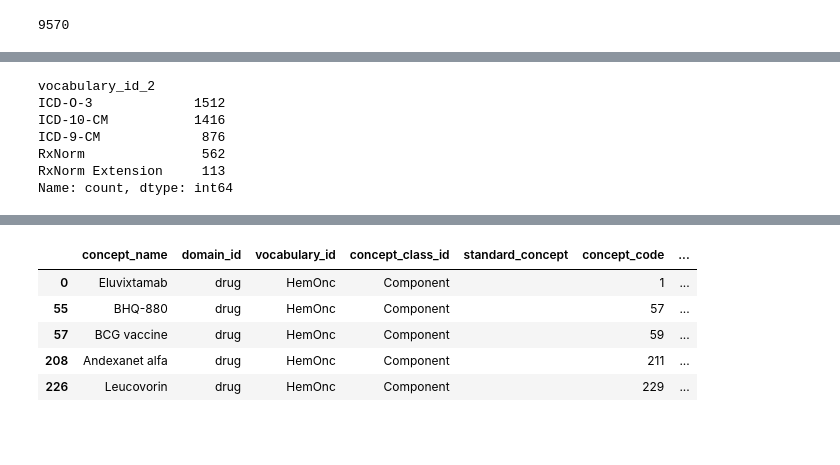
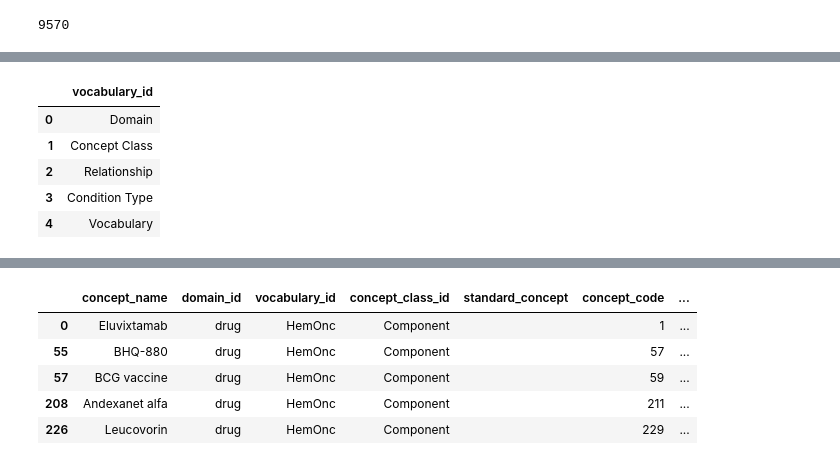
Before and after one commit to AustralianCancerDataNetwork/HemOnc_Alchemy, a Jupyter notebook: notebooks/01_import_hemonc_source.ipynb, the cells around one changed output, grey strips where cells are left out. Saved outputs shown, nothing was run; the diff lists cells and outputs as text; code cells hidden in the pictures; blank space fills up the shorter version.

Commit message:
update for extra vocabs

```diff
--- a/notebooks/01_import_hemonc_source.ipynb
+++ b/notebooks/01_import_hemonc_source.ipynb
@@ -119,8 +108,22 @@ Context               4
 Component Role        3
 Name: count, dtype: int64
 # %%
-concept_relationship_stage.concept_code_2 = concept_relationship_stage.apply(lambda x: x.concept_code_2.replace('-', '') if x.vocabulary_id_2 == "NDC" else x.concept_code_2, axis=1)
-cr = concept_relationship_stage[concept_relationship_stage.vocabulary_id_2 != 'HemOnc'].merge(concepts_with_ids, left_on=['concept_code_2', 'vocabulary_id_2'], right_on=['concept_code', 'vocabulary_id'], how='left')
+# trying to clean up NDC concept codes but it doesn't really work
+
+concept_relationship_stage.concept_code_2 = (
+    concept_relationship_stage.apply(
+        lambda x: x.concept_code_2.replace('-', '') if x.vocabulary_id_2 == "NDC" else x.concept_code_2,
+        axis=1
+        )
+)
+
+cr = (
+    concept_relationship_stage[concept_relationship_stage.vocabulary_id_2 != 'HemOnc']
+    .merge(concepts_with_ids,
+           left_on=['concept_code_2', 'vocabulary_id_2'],
+           right_on=['concept_code', 'vocabulary_id'],
+           how='left')
+)
 # %%
 # which non-hemonc vocabs do we need to have available for allowing this to actually extend the CDM?
 concept_relationship_stage.vocabulary_id_2.value_counts()
@@ -292,7 +279,7 @@ from omop_alchemy.model.vocabulary import Concept, Vocabulary, Domain, Concept_C
 
 def make_concept(concept_row):
     return Concept(concept_id = int(concept_row.concept_id),
-                   concept_name = concept_row.concept_name,
+                   concept_name = concept_row.concept_name if not pd.isna(concept_row.concept_name) else "",
                    domain_id = concept_row.domain_id,
                    vocabulary_id = concept_row.vocabulary_id,
                    concept_class_id = concept_row.concept_class_id,
@@ -530,3 +563,16 @@ with so.Session(engine) as sess:
+# %%
+with so.Session(engine) as sess:
+    existing_vocabs = pd.DataFrame(sess.query(Concept.vocabulary_id).distinct().all())
+    existing_concepts = pd.DataFrame(sess.query(Concept.concept_id).distinct().all())
+
+existing_vocabs.head()
+# %% [output]
+|  | vocabulary_id |
+| 0 | Domain |
+| 1 | Concept Class |
+| 2 | Relationship |
+| 3 | Condition Type |
+| 4 | Vocabulary |
 # %%
 def make_relationship(rel_row):
     return Concept_Relationship(concept_id_1 = rel_row.concept_id_1,
@@ -540,18 +587,3 @@ ho_rels = concept_relationship_stage_id[
     ].drop_duplicates(
         subset=['concept_id_1', 'concept_id_2', 'relationship_id']
         ).apply(make_relationship, axis=1)
-# %%
-concept_relationship_stage_id[
-    concept_relationship_stage_id.concept_id_1.notna() &
-    concept_relationship_stage_id.concept_id_2.notna() &
-    concept_relationship_stage_id.concept_id_2.isin(concepts_to_add[~concepts_to_add.concept_id.isin(existing_concepts.concept_id.unique())].concept_id.unique()) &
-    concept_relationship_stage_id.relationship_id.str.contains('map', case=False)
-    ].vocabulary_id_2.value_counts()
-# %% [output]
-vocabulary_id_2
-ICD-O-3             1512
-ICD-10-CM           1416
-ICD-9-CM             876
-RxNorm               562
-RxNorm Extension     113
-Name: count, dtype: int64
```
Also changed, not shown: parts of 40 cells of this notebook.
